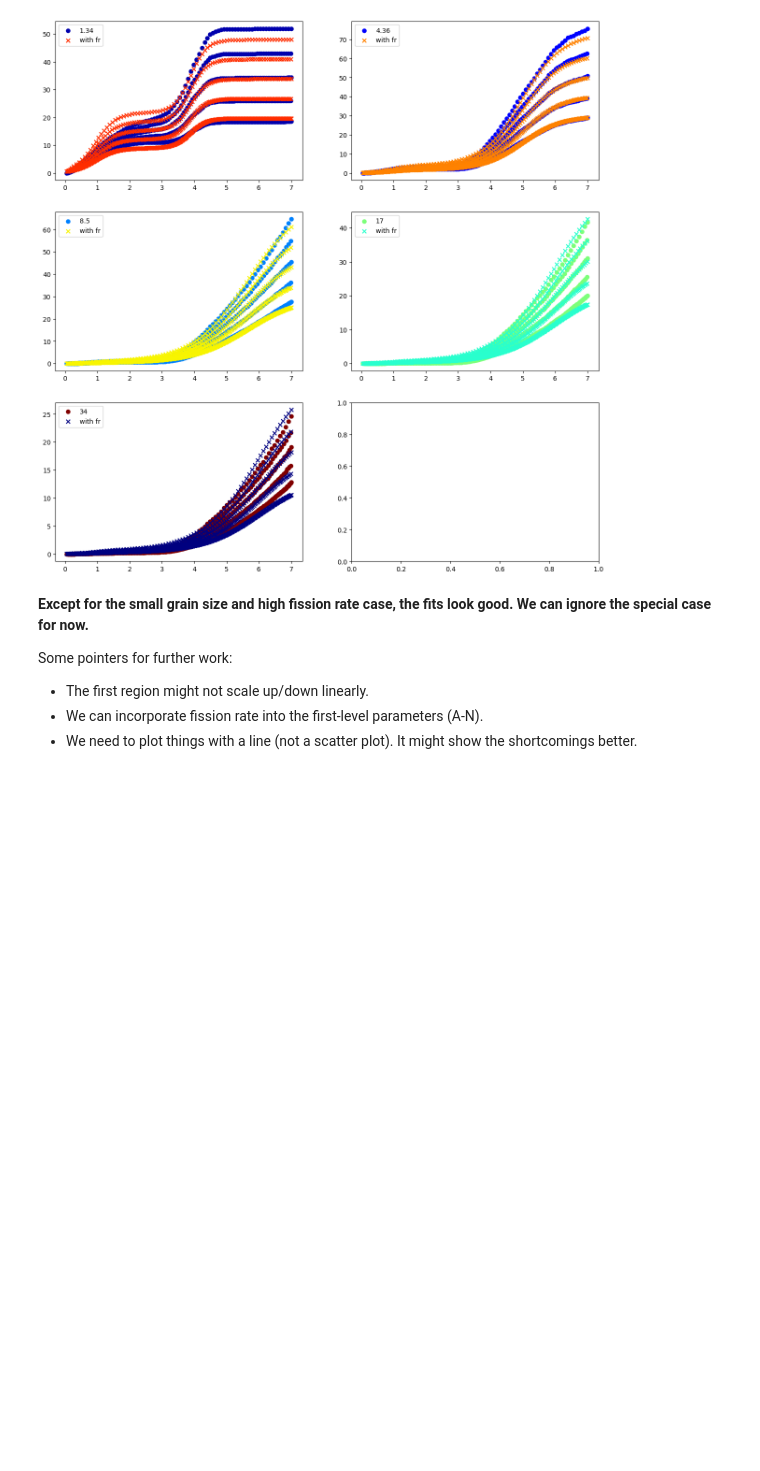
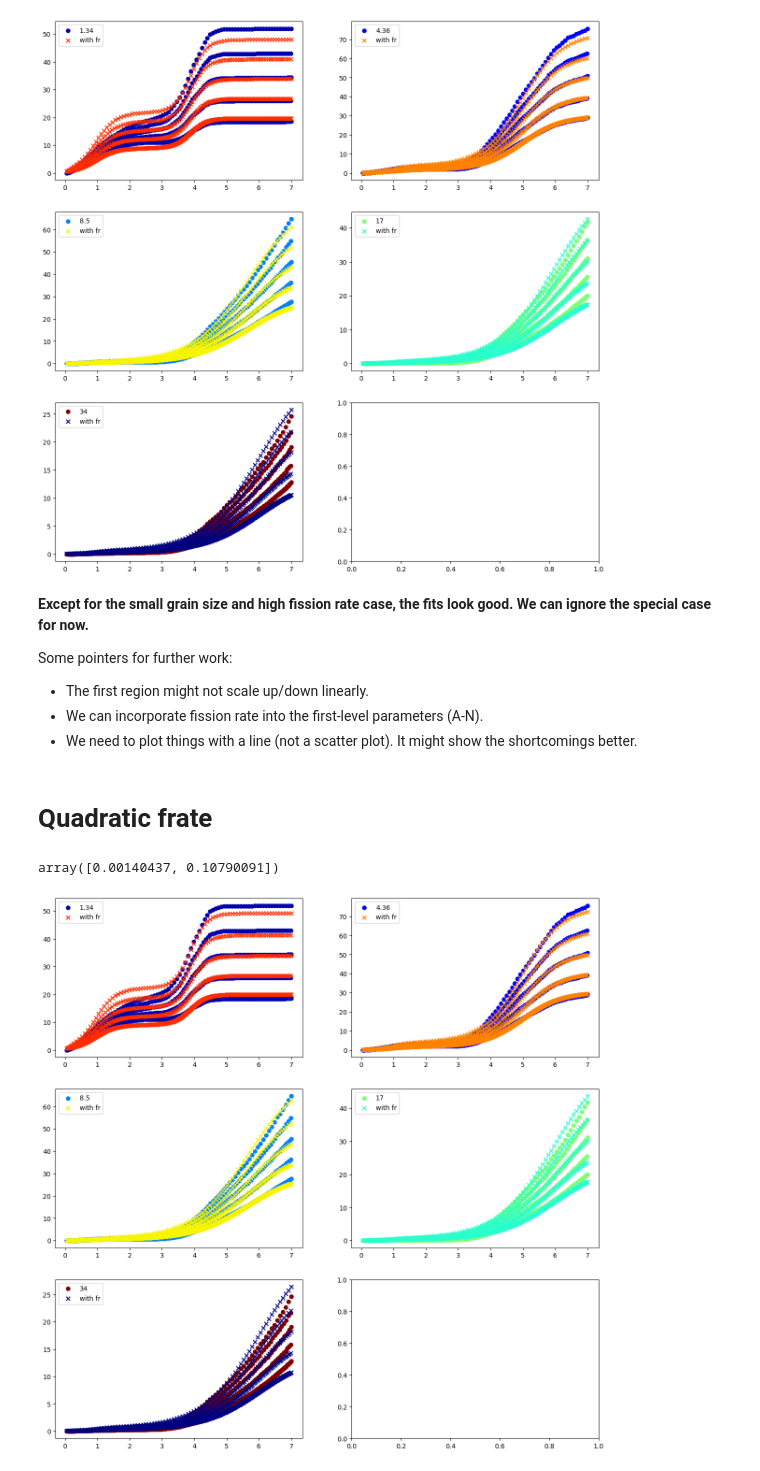
Before and after one commit to ahasan3-ncsu/wd-swelling, a Jupyter notebook: data_2022/frate.ipynb, the cells around one changed output. Drawn from its saved outputs; the diff is of its cells as text; code cells hidden in the pictures; blank space fills up the shorter version.

```diff
--- a/data_2022/frate.ipynb
+++ b/data_2022/frate.ipynb
@@ -155,3 +155,27 @@ Some pointers for further work:
 - The first region might not scale up/down linearly.
 - We can incorporate fission rate into the first-level parameters (A-N).
 - We need to plot things with a line (not a scatter plot). It might show the shortcomings better.
+# %% [markdown]
+# Quadratic frate
+# %%
+def test2(X, a, b):
+    fd, D, r = X
+    return pared(fd, D) * (a*(r-6)**2 + b*(r-6) + 1)
+# %%
+popt, pcov = curve_fit(test2, (tra[fd], tra[gs], tra[fr]), tra[fgs])
+popt
+# %% [output]
+array([0.00140437, 0.10790091])
+# %%
+fig, axs = plt.subplots(3, 2, figsize=(15,15))
+
+for i, G in zip(range(5), [1.34, 4.36, 8.5, 17, 34]):
+    foo = jar.loc[(jar['Coolant init Temp (C)'] == 88) & (jar[gs] == G)]
+    axs[i//2, i%2].scatter(foo[fd], foo[fgs], color=plt.cm.jet(G/34), label=f'{G}')
+    pred = test2((foo[fd], foo[gs], foo[fr]), *popt)
+    axs[i//2, i%2].scatter(foo[fd], pred, marker='x', color=plt.cm.jet(0.9-G/34), label='with fr')
+    axs[i//2, i%2].legend()
+
+plt.show()
+# %% [output]
+[figure, added]
```
Also changed, not shown: 1 other file.
